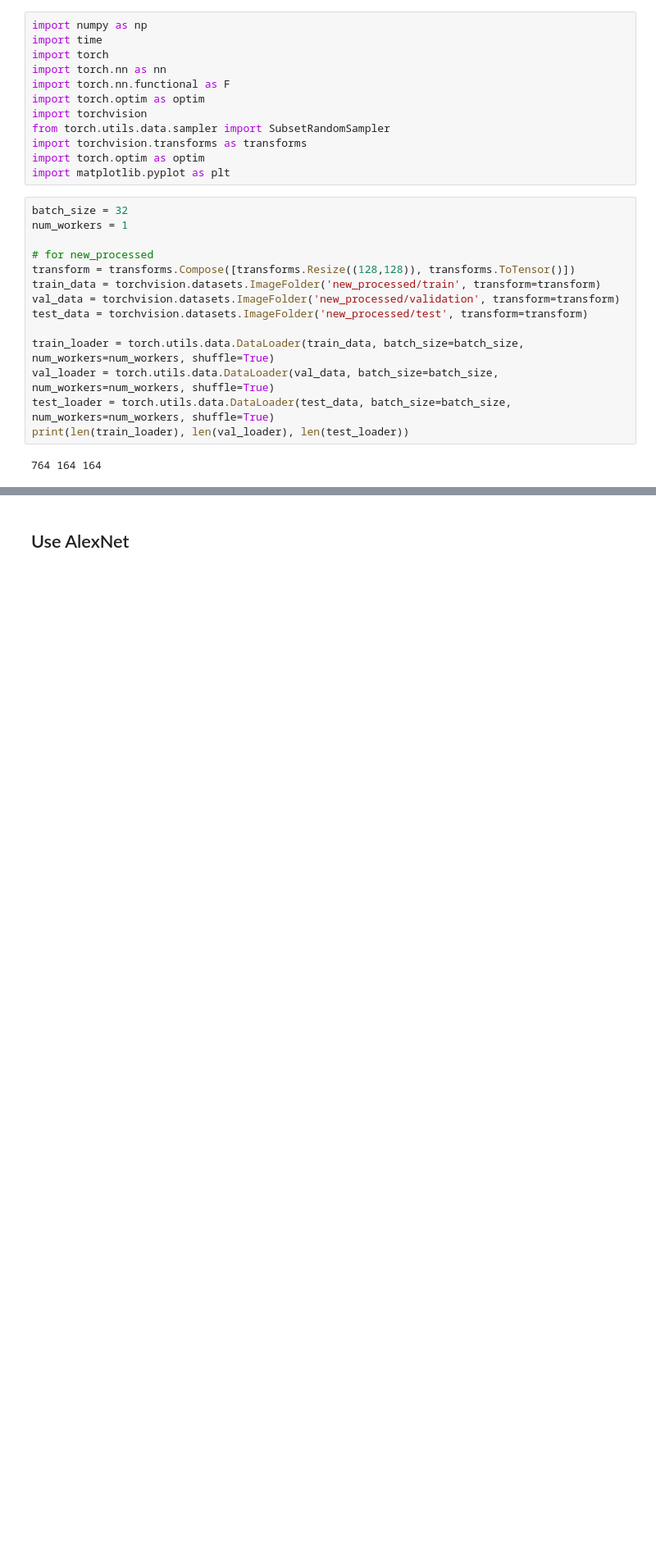
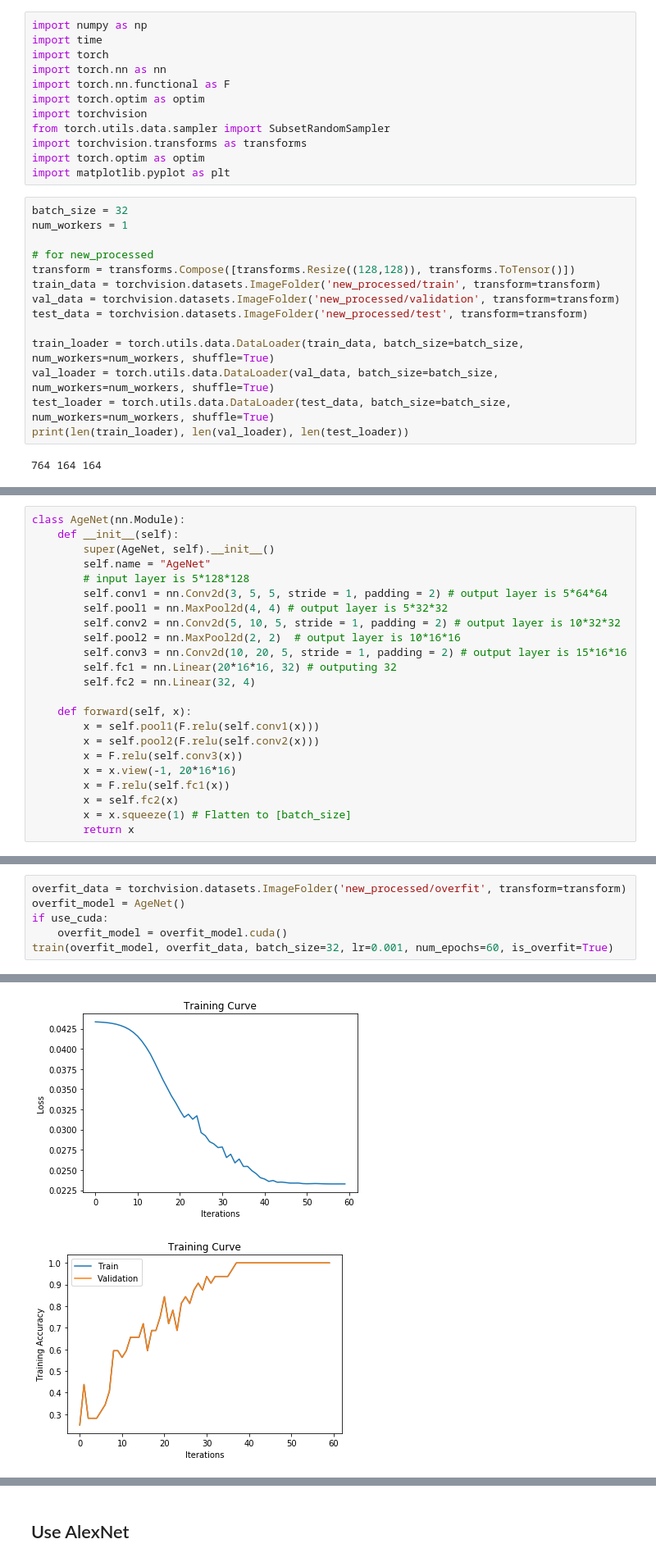
Before and after one commit to karen-poon/aps360-project, a Jupyter notebook: AgeClassificationCNN.ipynb, the cells around one changed output, grey strips where cells are left out. Shown at 82% size. Cells and saved outputs as stored; diff of their text form; blank space fills up the shorter version.

Commit message:
updated: CNN model is able to overfit to small dataset without using AlexNet

```diff
--- a/AgeClassificationCNN.ipynb
+++ b/AgeClassificationCNN.ipynb
@@ -41,0 +50,23 @@ for idx in np.arange(20):
+# %%
+class AgeNet(nn.Module):
+    def __init__(self):
+        super(AgeNet, self).__init__()
+        self.name = "AgeNet"
+        # input layer is 5*128*128
+        self.conv1 = nn.Conv2d(3, 5, 5, stride = 1, padding = 2) # output layer is 5*64*64
+        self.pool1 = nn.MaxPool2d(4, 4) # output layer is 5*32*32
+        self.conv2 = nn.Conv2d(5, 10, 5, stride = 1, padding = 2) # output layer is 10*32*32
+        self.pool2 = nn.MaxPool2d(2, 2)  # output layer is 10*16*16
+        self.conv3 = nn.Conv2d(10, 20, 5, stride = 1, padding = 2) # output layer is 15*16*16
+        self.fc1 = nn.Linear(20*16*16, 32) # outputing 32
+        self.fc2 = nn.Linear(32, 4)
+
+    def forward(self, x):
+        x = self.pool1(F.relu(self.conv1(x)))
+        x = self.pool2(F.relu(self.conv2(x)))
+        x = F.relu(self.conv3(x))
+        x = x.view(-1, 20*16*16)
+        x = F.relu(self.fc1(x))
+        x = self.fc2(x)
+        x = x.squeeze(1) # Flatten to [batch_size]
+        return x
@@ -41,0 +170,7 @@ for idx in np.arange(20):
+# %%
+overfit_data = torchvision.datasets.ImageFolder('new_processed/overfit', transform=transform)
+overfit_model = AgeNet()
+if use_cuda:
+    overfit_model = overfit_model.cuda()
+train(overfit_model, overfit_data, batch_size=32, lr=0.001, num_epochs=60, is_overfit=True)
+# %% [output]
@@ -41,0 +194,2 @@ for idx in np.arange(20):
+[figure, added]
+[figure, added]
```
Also changed, not shown: parts of 16 cells of this notebook.
